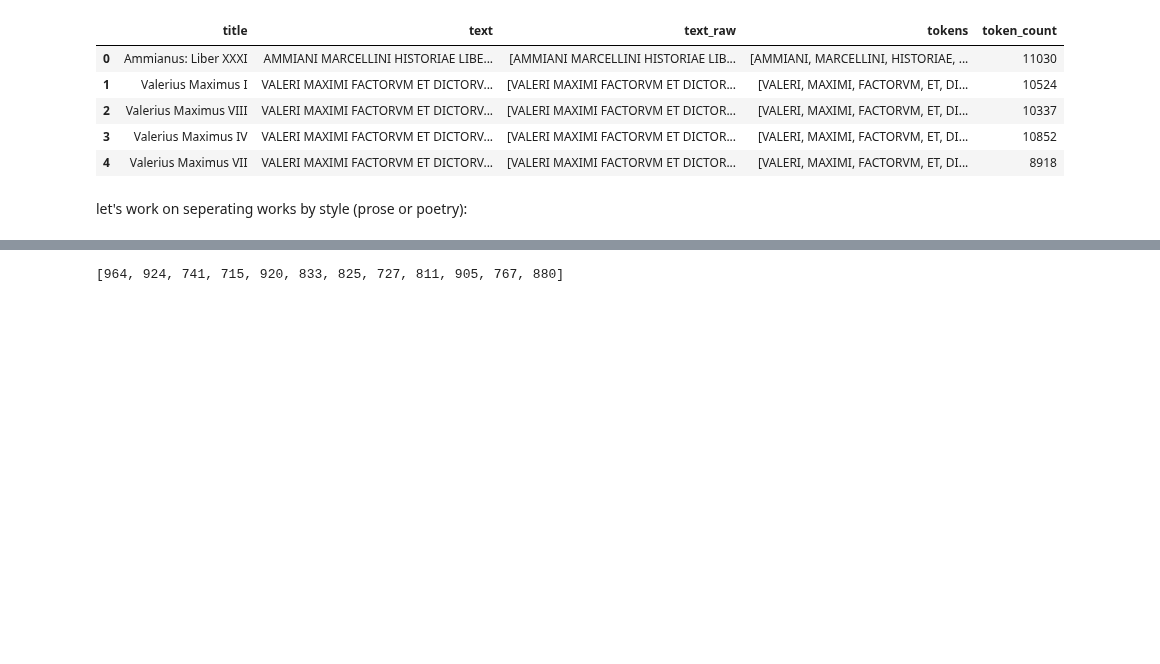
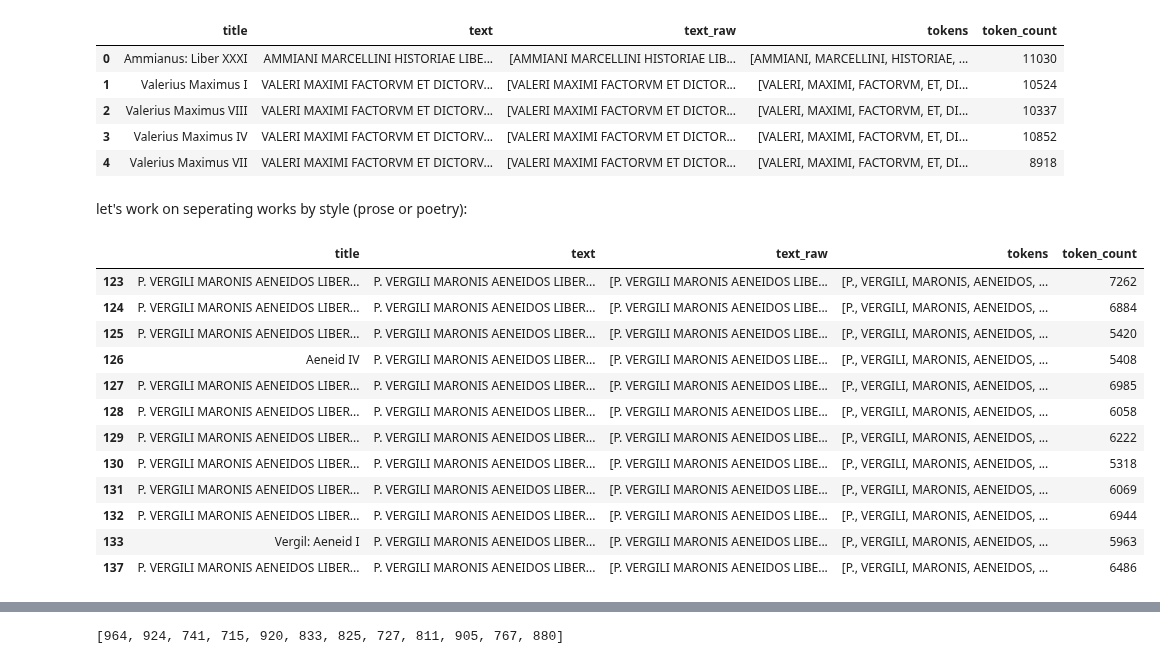
Before and after one commit to Data-Science-for-Linguists-2021/Latin-Vocabulary-Analysis, a Jupyter notebook: AnalysisCode.ipynb, the cells around one changed output, grey strips where cells are left out. Drawn from its saved outputs; the diff is of its cells as text; code cells hidden in the pictures; blank space fills up the shorter version.

```diff
--- a/AnalysisCode.ipynb
+++ b/AnalysisCode.ipynb
@@ -130,3 +130,19 @@ let's work on seperating works by style (prose or poetry):
 metamorphoses_ovid = latlib_df[latlib_df['text'].str.contains('P. OVIDI NASONIS METAMORPHOSEON')]
 # %%
 aeneid = latlib_df[latlib_df['text'].str.contains('P. VERGILI MARONIS AENEIDOS')]
+# %%
+aeneid
+# %% [output]
+|  | title | text | text_raw | tokens | token_count |
+| 123 | P. VERGILI MARONIS AENEIDOS LIBER... | P. VERGILI MARONIS AENEIDOS LIBER... | [P. VERGILI MARONIS AENEIDOS LIBE... | [P., VERGILI, MARONIS, AENEIDOS, ... | 7262 |
+| 124 | P. VERGILI MARONIS AENEIDOS LIBER... | P. VERGILI MARONIS AENEIDOS LIBER... | [P. VERGILI MARONIS AENEIDOS LIBE... | [P., VERGILI, MARONIS, AENEIDOS, ... | 6884 |
+| 125 | P. VERGILI MARONIS AENEIDOS LIBER... | P. VERGILI MARONIS AENEIDOS LIBER... | [P. VERGILI MARONIS AENEIDOS LIBE... | [P., VERGILI, MARONIS, AENEIDOS, ... | 5420 |
+| 126 | Aeneid IV | P. VERGILI MARONIS AENEIDOS LIBER... | [P. VERGILI MARONIS AENEIDOS LIBE... | [P., VERGILI, MARONIS, AENEIDOS, ... | 5408 |
+| 127 | P. VERGILI MARONIS AENEIDOS LIBER... | P. VERGILI MARONIS AENEIDOS LIBER... | [P. VERGILI MARONIS AENEIDOS LIBE... | [P., VERGILI, MARONIS, AENEIDOS, ... | 6985 |
+| 128 | P. VERGILI MARONIS AENEIDOS LIBER... | P. VERGILI MARONIS AENEIDOS LIBER... | [P. VERGILI MARONIS AENEIDOS LIBE... | [P., VERGILI, MARONIS, AENEIDOS, ... | 6058 |
+| 129 | P. VERGILI MARONIS AENEIDOS LIBER... | P. VERGILI MARONIS AENEIDOS LIBER... | [P. VERGILI MARONIS AENEIDOS LIBE... | [P., VERGILI, MARONIS, AENEIDOS, ... | 6222 |
+| 130 | P. VERGILI MARONIS AENEIDOS LIBER... | P. VERGILI MARONIS AENEIDOS LIBER... | [P. VERGILI MARONIS AENEIDOS LIBE... | [P., VERGILI, MARONIS, AENEIDOS, ... | 5318 |
+| 131 | P. VERGILI MARONIS AENEIDOS LIBER... | P. VERGILI MARONIS AENEIDOS LIBER... | [P. VERGILI MARONIS AENEIDOS LIBE... | [P., VERGILI, MARONIS, AENEIDOS, ... | 6069 |
+| 132 | P. VERGILI MARONIS AENEIDOS LIBER... | P. VERGILI MARONIS AENEIDOS LIBER... | [P. VERGILI MARONIS AENEIDOS LIBE... | [P., VERGILI, MARONIS, AENEIDOS, ... | 6944 |
+| 133 | Vergil: Aeneid I | P. VERGILI MARONIS AENEIDOS LIBER... | [P. VERGILI MARONIS AENEIDOS LIBE... | [P., VERGILI, MARONIS, AENEIDOS, ... | 5963 |
+| 137 | P. VERGILI MARONIS AENEIDOS LIBER... | P. VERGILI MARONIS AENEIDOS LIBER... | [P. VERGILI MARONIS AENEIDOS LIBE... | [P., VERGILI, MARONIS, AENEIDOS, ... | 6486 |
```
Also changed, not shown: parts of 3 cells of this notebook.
